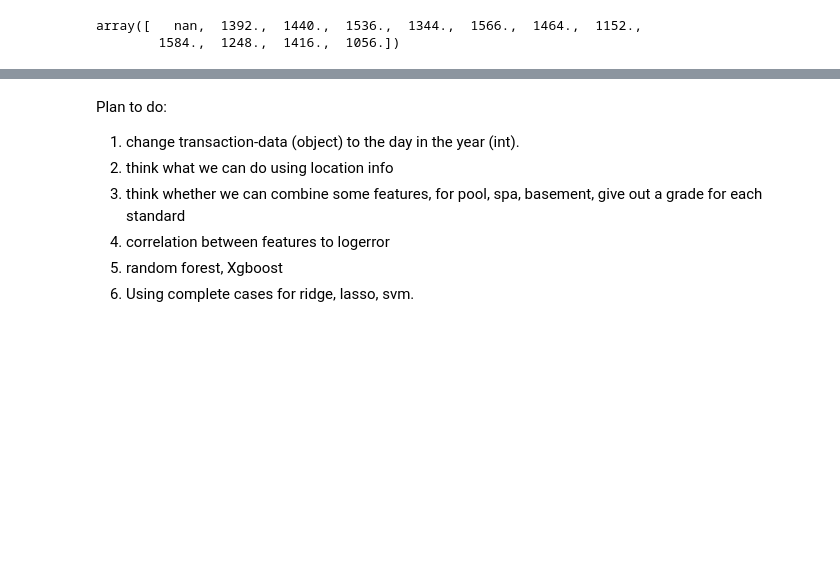
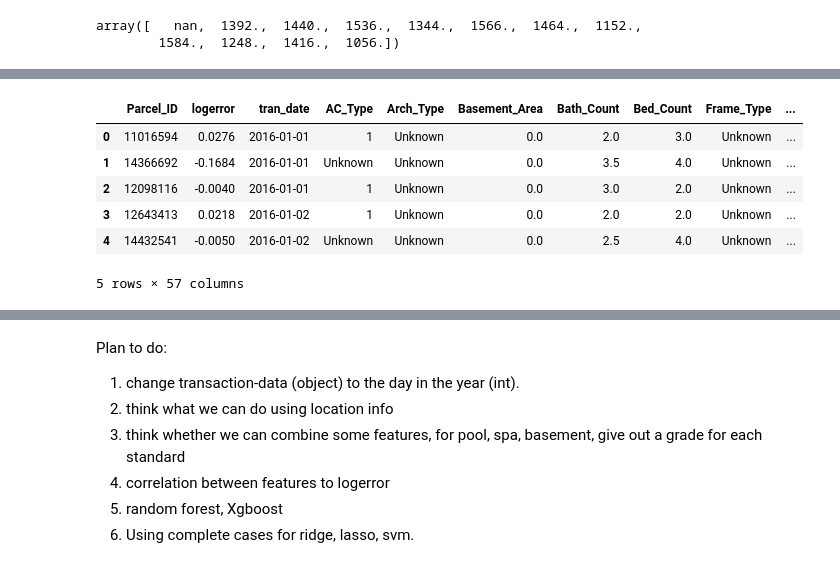
Before and after one commit to verali0816/Zillow-House-Price-Prediction, a Jupyter notebook: zillowproject.ipynb, the cells around one changed output, grey strips where cells are left out. Cells and saved outputs as stored; diff of their text form; code cells hidden in the pictures; blank space fills up the shorter version.

Commit message:
update notebook, and train_V1

```diff
--- a/zillowproject.ipynb
+++ b/zillowproject.ipynb
@@ -474,0 +833,2 @@ ax.set_title("The Number of Nan in processed data", fontsize = 20)
+# %%
+train.Tax_structure_Value.fillna(np.mean(train.Tax_structure_Value), inplace = True)
@@ -474,0 +837,2 @@ ax.set_title("The Number of Nan in processed data", fontsize = 20)
+# %%
+train.Tax_Amount.fillna(np.mean(train.Tax_Amount), inplace = True)
@@ -474,0 +841,2 @@ ax.set_title("The Number of Nan in processed data", fontsize = 20)
+# %%
+train.Taxable_land_Value.fillna(np.mean(train.Taxable_land_Value), inplace = True)
@@ -474,0 +845,2 @@ ax.set_title("The Number of Nan in processed data", fontsize = 20)
+# %%
+train.Tax_total_Value.fillna(np.mean(train.Tax_total_Value), inplace = True)
@@ -475,3 +903,13 @@ ax.set_title("The Number of Nan in processed data", fontsize = 20)
+# %%
+train.head()
+# %% [output]
+|  | Parcel_ID | logerror | tran_date | AC_Type | Arch_Type | Basement_Area | Bath_Count | Bed_Count | Frame_Type | ... |
+| 0 | 11016594 | 0.0276 | 2016-01-01 | 1 | Unknown | 0.0 | 2.0 | 3.0 | Unknown | ... |
+| 1 | 14366692 | -0.1684 | 2016-01-01 | Unknown | Unknown | 0.0 | 3.5 | 4.0 | Unknown | ... |
+| 2 | 12098116 | -0.0040 | 2016-01-01 | 1 | Unknown | 0.0 | 3.0 | 2.0 | Unknown | ... |
+| 3 | 12643413 | 0.0218 | 2016-01-02 | 1 | Unknown | 0.0 | 2.0 | 2.0 | Unknown | ... |
+| 4 | 14432541 | -0.0050 | 2016-01-02 | Unknown | Unknown | 0.0 | 2.5 | 4.0 | Unknown | ... |
+5 rows × 57 columns
 # %%
 logerror = train["logerror"]
 # %%
```
Also changed, not shown: parts of 192 cells of this notebook, 1 other file.
